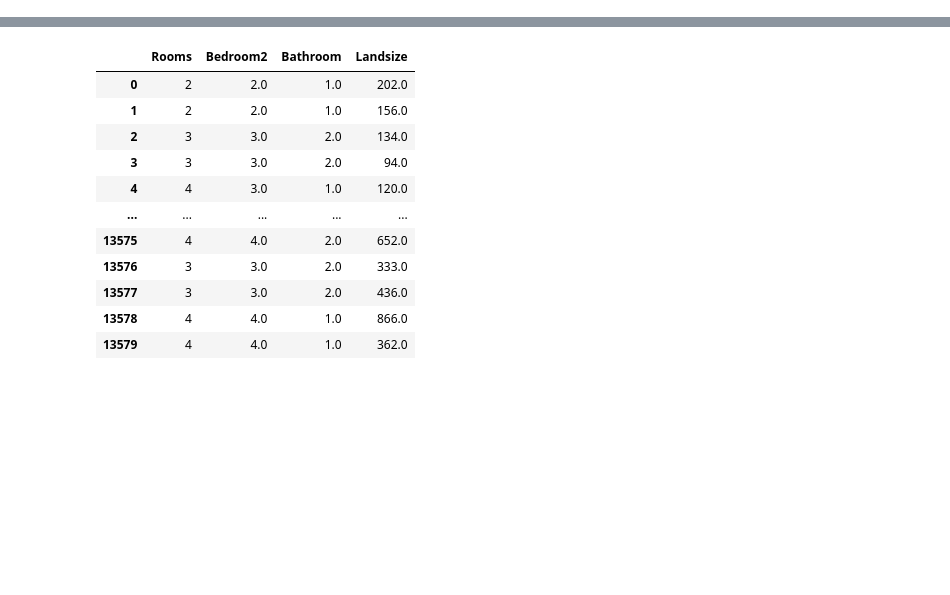
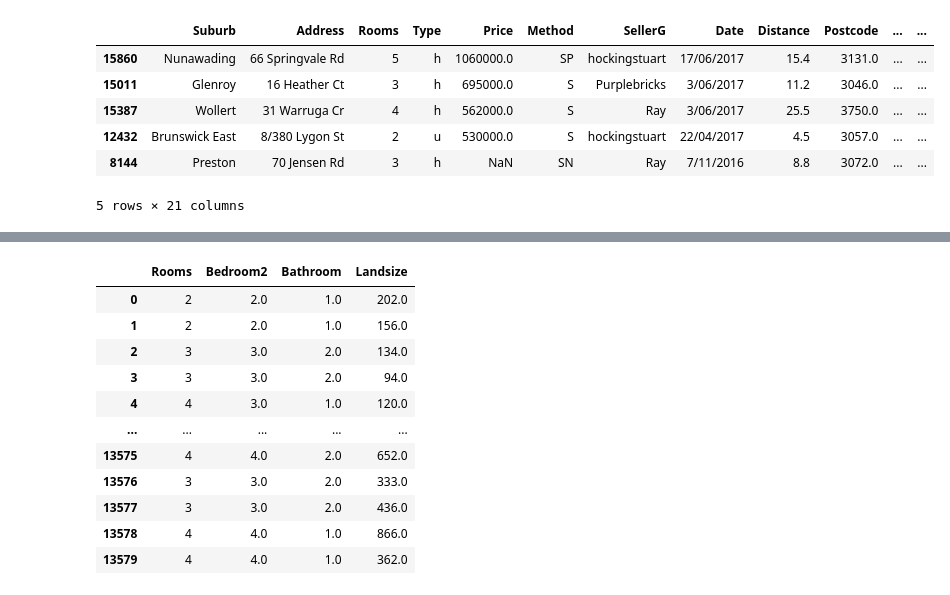
Before and after one commit to Riguini/Melbourne-Housing-Snapshot, a Jupyter notebook: Melbourne_Housing_Dataset.ipynb, the cells around one changed output, grey strips where cells are left out. Drawn from its saved outputs; the diff is of its cells as text; code cells hidden in the pictures; blank space fills up the shorter version.

```diff
--- a/Melbourne_Housing_Dataset.ipynb
+++ b/Melbourne_Housing_Dataset.ipynb
@@ -27 +29,11 @@ df.head()
 5 rows × 21 columns
+# %%
+df.sample(5)
+# %% [output]
+|  | Suburb | Address | Rooms | Type | Price | Method | SellerG | Date | Distance | Postcode | ... | ... |
+| 15860 | Nunawading | 66 Springvale Rd | 5 | h | 1060000.0 | SP | hockingstuart | 17/06/2017 | 15.4 | 3131.0 | ... | ... |
+| 15011 | Glenroy | 16 Heather Ct | 3 | h | 695000.0 | S | Purplebricks | 3/06/2017 | 11.2 | 3046.0 | ... | ... |
+| 15387 | Wollert | 31 Warruga Cr | 4 | h | 562000.0 | S | Ray | 3/06/2017 | 25.5 | 3750.0 | ... | ... |
+| 12432 | Brunswick East | 8/380 Lygon St | 2 | u | 530000.0 | S | hockingstuart | 22/04/2017 | 4.5 | 3057.0 | ... | ... |
+| 8144 | Preston | 70 Jensen Rd | 3 | h | NaN | SN | Ray | 7/11/2016 | 8.8 | 3072.0 | ... | ... |
+5 rows × 21 columns
```
Also changed, not shown: parts of 23 cells of this notebook.
